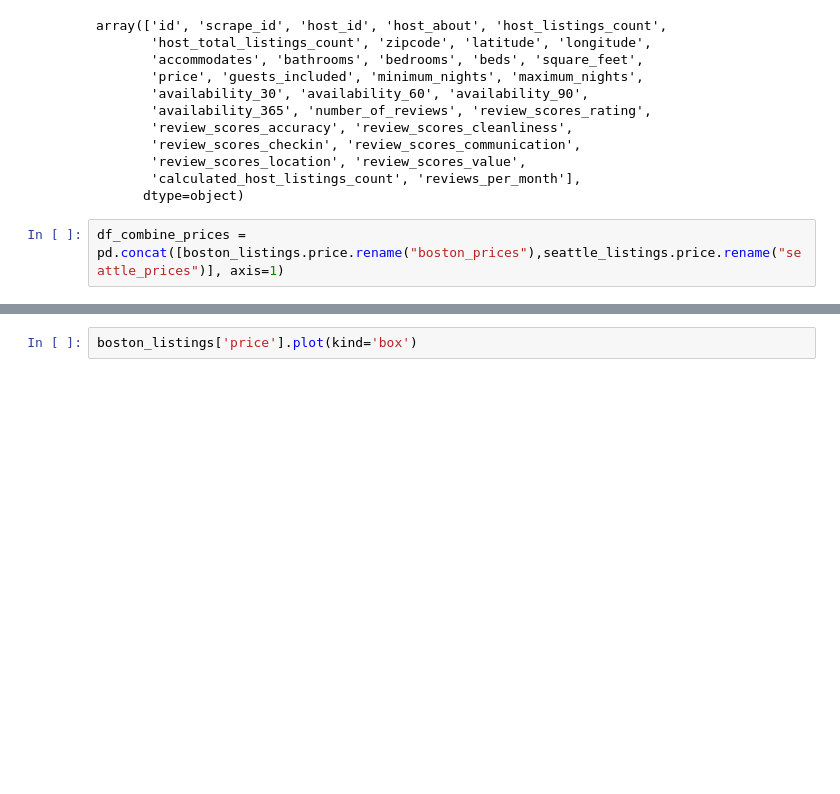
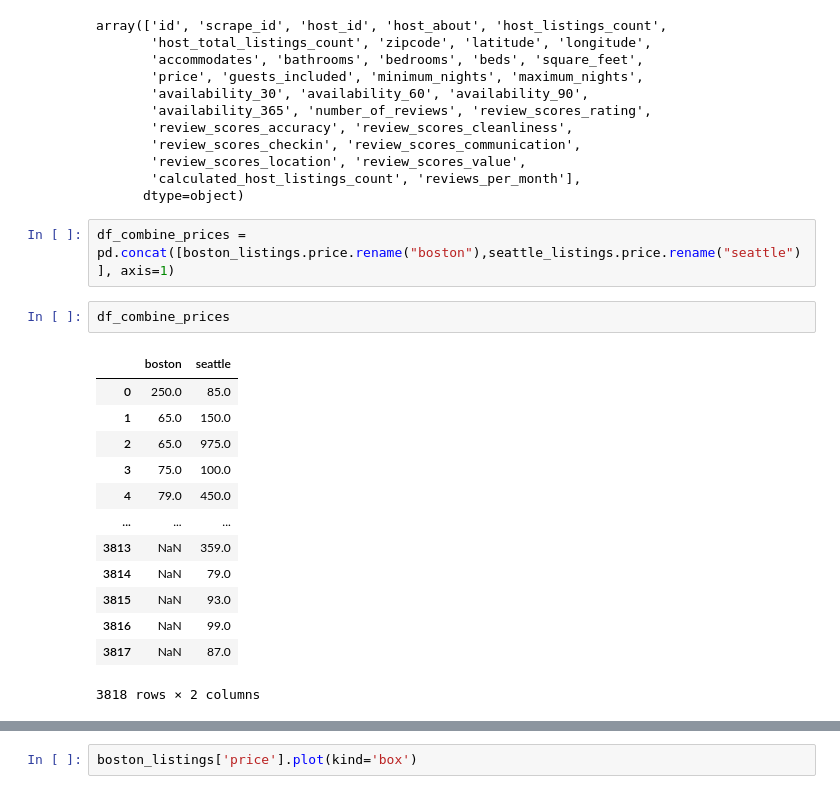
Before and after one commit to rthomas3011/Airbnb-Analysis---Boston-vs-Seatle, a Jupyter notebook: medium1.ipynb, the cells around one changed output, grey strips where cells are left out. Cells and saved outputs as stored; diff of their text form; blank space fills up the shorter version.

```diff
--- a/medium1.ipynb
+++ b/medium1.ipynb
@@ -262,7 +262,23 @@ array(['id', 'scrape_id', 'host_id', 'host_about', 'host_listings_count',
        'calculated_host_listings_count', 'reviews_per_month'],
       dtype=object)
 # %%
-df_combine_prices = pd.concat([boston_listings.price.rename("boston_prices"),seattle_listings.price.rename("seattle_prices")], axis=1)
+df_combine_prices = pd.concat([boston_listings.price.rename("boston"),seattle_listings.price.rename("seattle")], axis=1)
+# %%
+df_combine_prices
+# %% [output]
+|  | boston | seattle |
+| 0 | 250.0 | 85.0 |
+| 1 | 65.0 | 150.0 |
+| 2 | 65.0 | 975.0 |
+| 3 | 75.0 | 100.0 |
+| 4 | 79.0 | 450.0 |
+| ... | ... | ... |
+| 3813 | NaN | 359.0 |
+| 3814 | NaN | 79.0 |
+| 3815 | NaN | 93.0 |
+| 3816 | NaN | 99.0 |
+| 3817 | NaN | 87.0 |
+3818 rows × 2 columns
 # %%
 plt.ylim(0,700)
 plt.title('Seattle vs Boston Airbnb')
```
Also changed, not shown: parts of 3 cells of this notebook.
